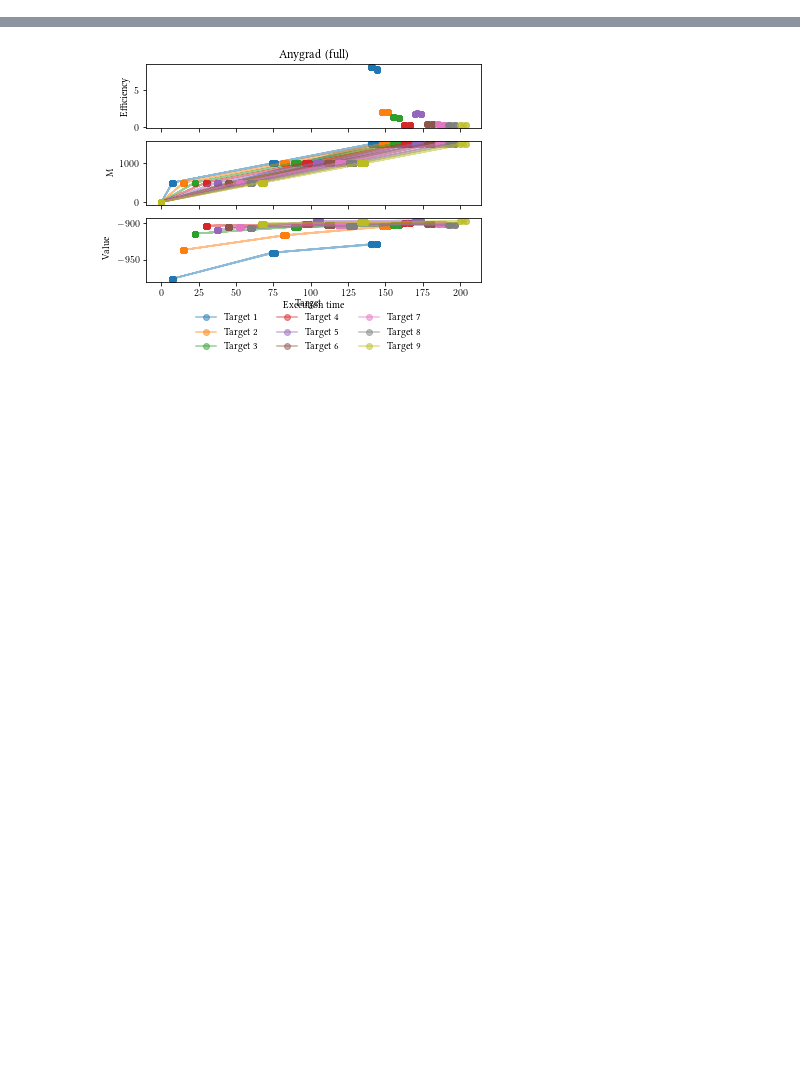
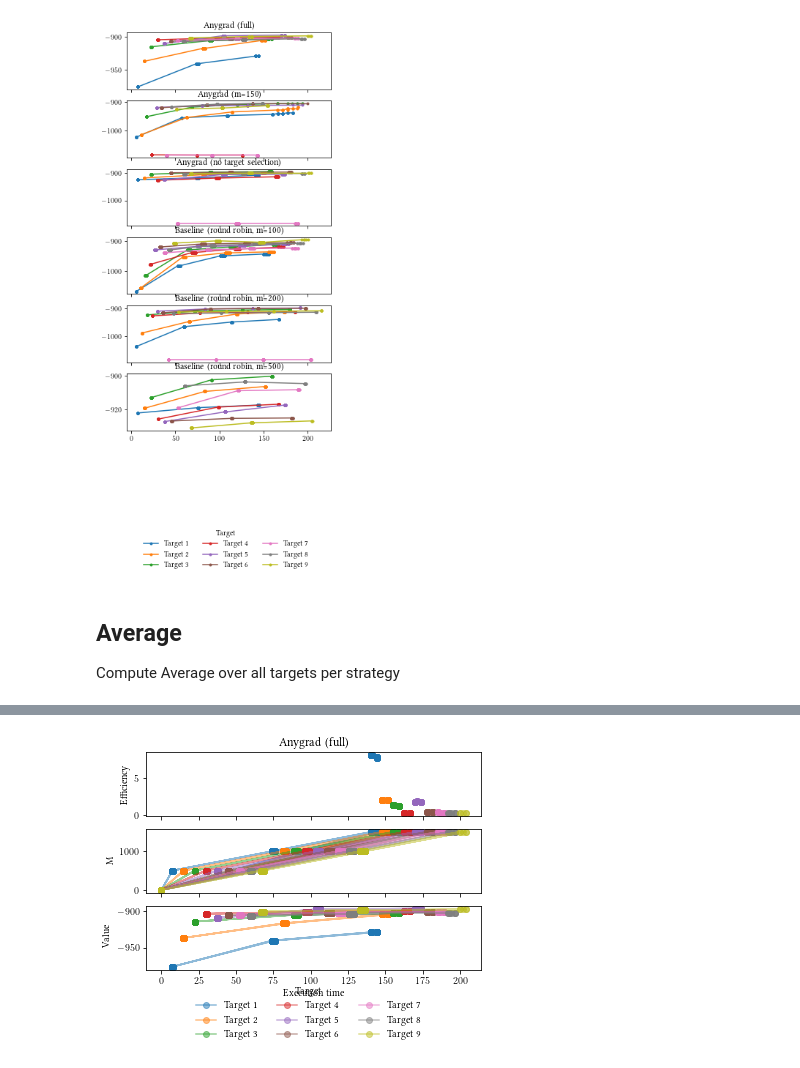
Before and after one commit to heymarco/anygrad, a Jupyter notebook: plotting/evaluate_autoencoder.ipynb, the cells around one changed output, grey strips where cells are left out. Drawn from its saved outputs; the diff is of its cells as text; code cells hidden in the pictures; blank space fills up the shorter version.

```diff
--- a/plotting/evaluate_autoencoder.ipynb
+++ b/plotting/evaluate_autoencoder.ipynb
@@ -40,0 +128,22 @@ plt.show()
+# %%
+fig, axes = plt.subplots(nrows=num_strategies, sharex="all", figsize=(5,10))
+for i, strategy in enumerate(strategies):
+    strategy_data = data[data["strategy"] == strategy]
+    ax = axes[i]
+    ax.set_title(strategy)
+    for target in targets:
+        target_data = strategy_data[strategy_data["target"] == target]
+        ax.plot(target_data["total_time"], target_data["value"], label=target, marker=".")
+handles, labels = axes.flatten()[0].get_legend_handles_labels()
+for ax in axes.flatten():
+    if ax.get_legend():
+        ax.get_legend().remove()
+lgd = plt.figlegend(handles, labels, loc='lower center', bbox_to_anchor=(0., -0.15, 1, 1),
+                  frameon=False, ncol=3, title="Target")
+plt.show()
+# %% [output]
+[figure, added]
+# %% [markdown]
+## Average
+
+Compute Average over all targets per strategy
```
Also changed, not shown: parts of 9 cells of this notebook, 1 other file.
